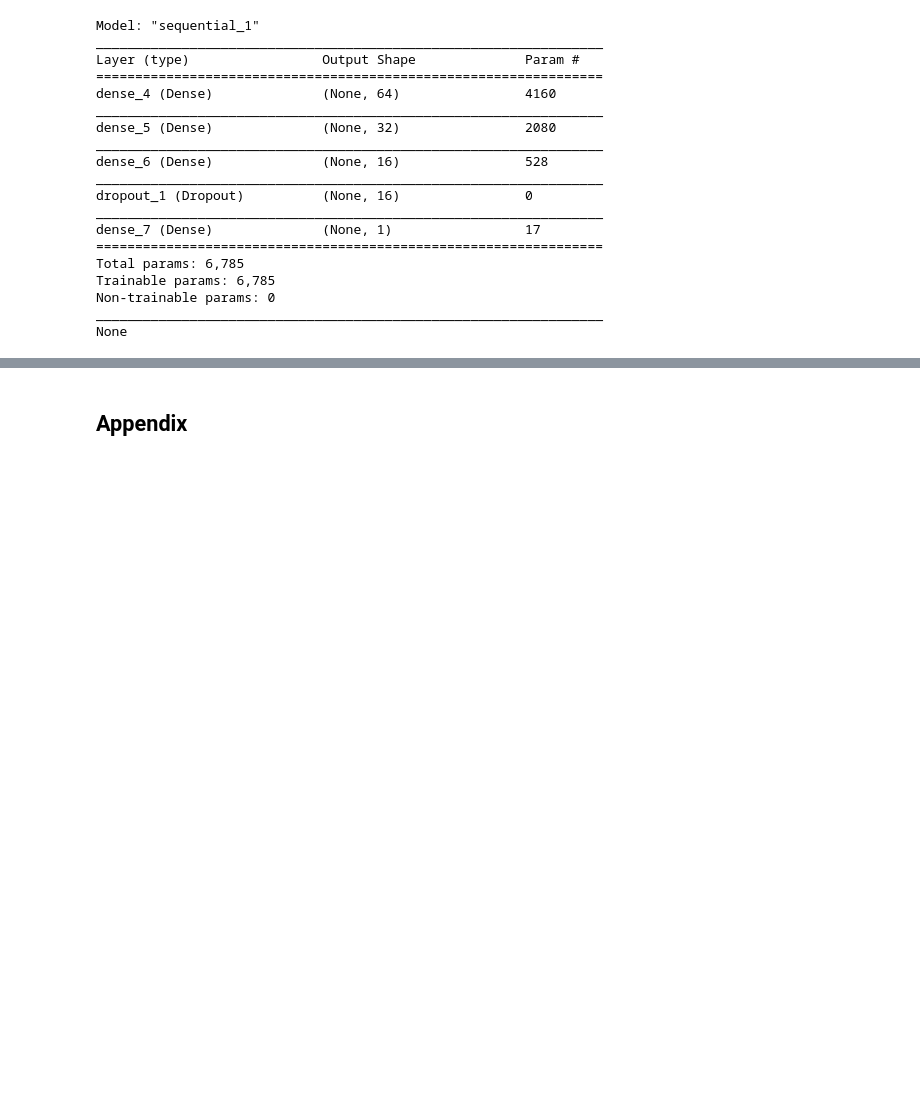
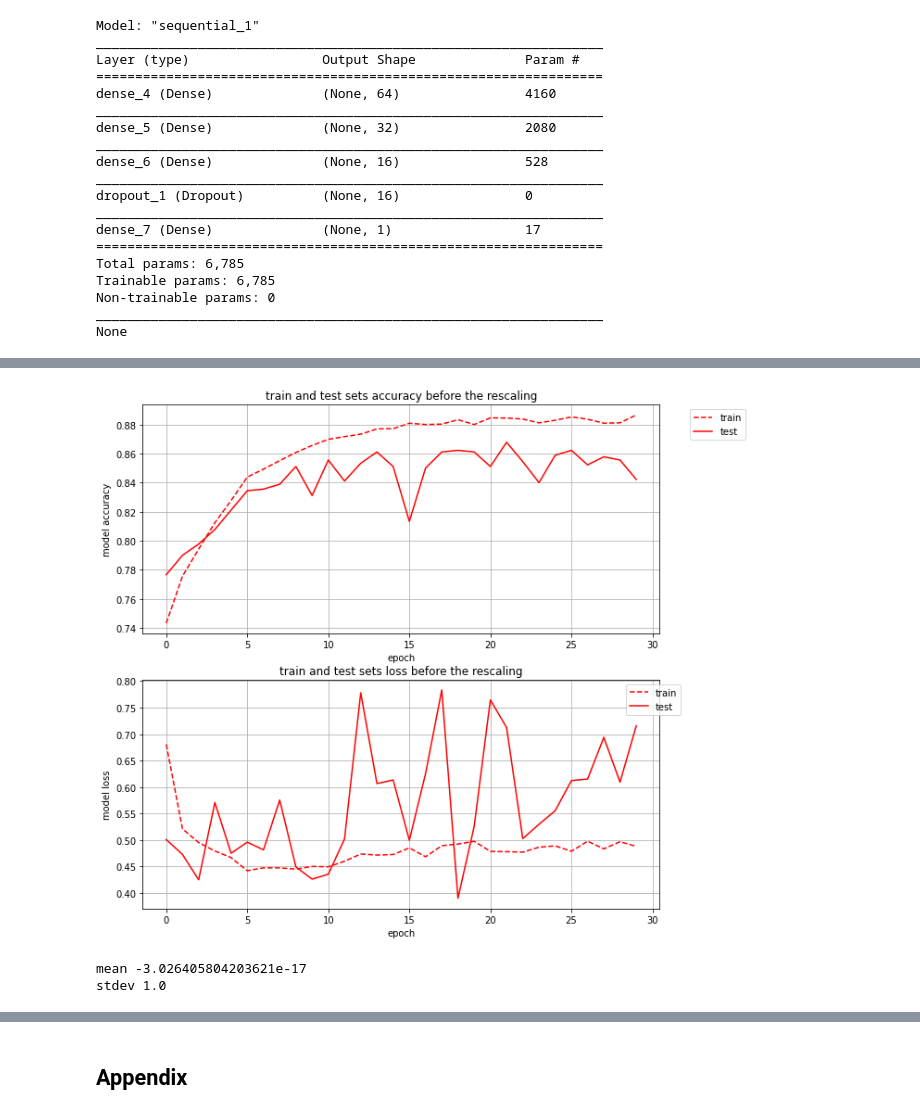
Before and after one commit to giuliacampesan/UniversityAssignments, a Jupyter notebook: 02_week/LoCPdown_exercise2.ipynb, the cells around one changed output, grey strips where cells are left out. Saved outputs shown, nothing was run; the diff lists cells and outputs as text; code cells hidden in the pictures; blank space fills up the shorter version.

```diff
--- a/02_week/LoCPdown_exercise2.ipynb
+++ b/02_week/LoCPdown_exercise2.ipynb
@@ -400,0 +441,40 @@ for mean, stdev, param in zip(means, stds, params):
+# %%
+final_model = create_model(optimizer='RMSprop', activation='relu', dropout_rate=0.2) #Best model from GridSearch
+
+from matplotlib import pyplot as plt
+
+fit_final_model = final_model.fit(np.asarray(x_train_augm), np.asarray(y_train_augm),
+                                  epochs = 30,
+                                  batch_size=60,
+                                  validation_data = (x_test, y_test),
+                                  shuffle = True,
+                                  verbose = 0
+                                  )
+
+score = final_model.evaluate(x_test, y_test, verbose=0)
+
+# print performance
+print()
+print('Test loss:', score[0])
+print('Test accuracy:', score[1])
+fig, ax = plt.subplots(2,1,figsize=(10,10))
+# accuracy
+ax[0].plot(fit_final_model.history['accuracy'], ls='--', c='r')
+ax[0].plot(fit_final_model.history['val_accuracy'], c='r')
+ax[0].set_ylabel('model accuracy')
+ax[0].set_xlabel('epoch')
+ax[0].grid()
+ax[0].legend(['train', 'test'], bbox_to_anchor=(1.05, 1))
+ax[0].set_title('train and test sets accuracy before the rescaling')
+
+# loss
+ax[1].plot(fit_final_model.history['loss'], ls='--', c='r')
+ax[1].plot(fit_final_model.history['val_loss'], c='r')
+ax[1].set_ylabel('model loss')
+ax[1].set_xlabel('epoch')
+ax[1].grid()
+ax[1].legend(['train', 'test'], bbox_to_anchor=(1.05, 1))
+ax[1].set_title('train and test sets loss before the rescaling')
+
+plt.show()
+# %% [output]
@@ -401,10 +483,17 @@ for mean, stdev, param in zip(means, stds, params):
+[figure, added]
 # %%
-mean = x_train_augm.mean()
-stdev = x_train_augm.std()
+#rescaling
+x = np.concatenate((x_train_augm, x_test), axis=0)
+mean = x.mean()
+stdev = x.std()
 
-x_train_augm = (x_train_augm - mean)/stdev #TO CHECK!
+x_train_augm = (x_train_augm - mean)/stdev
+x_test  = (x_test - mean) / stdev
 print('mean', x_train_augm.mean())
 print('stdev', x_train_augm.std())
+# %% [output]
+mean -3.026405804203621e-17
+stdev 1.0
 # %%
 final_model = create_model(optimizer='RMSprop', activation='relu', dropout_rate=0.2) #Best model from GridSearch
 print(final_model.summary())
```
Also changed, not shown: parts of 28 cells of this notebook.
